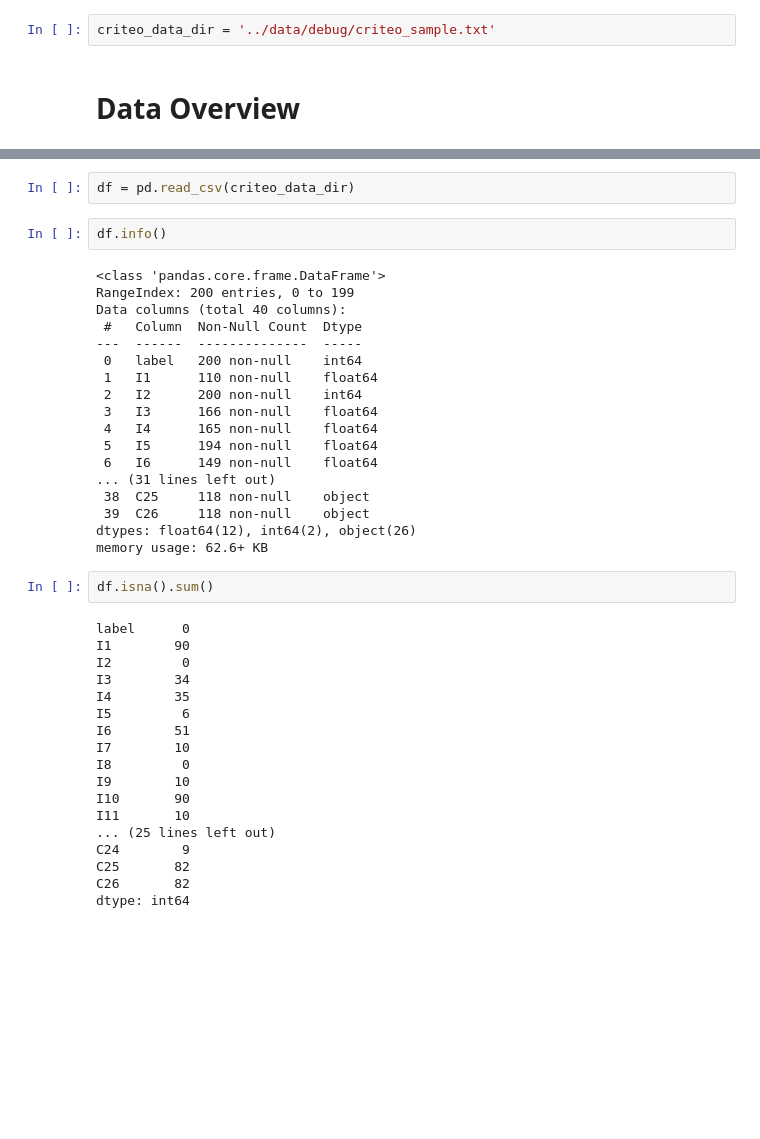
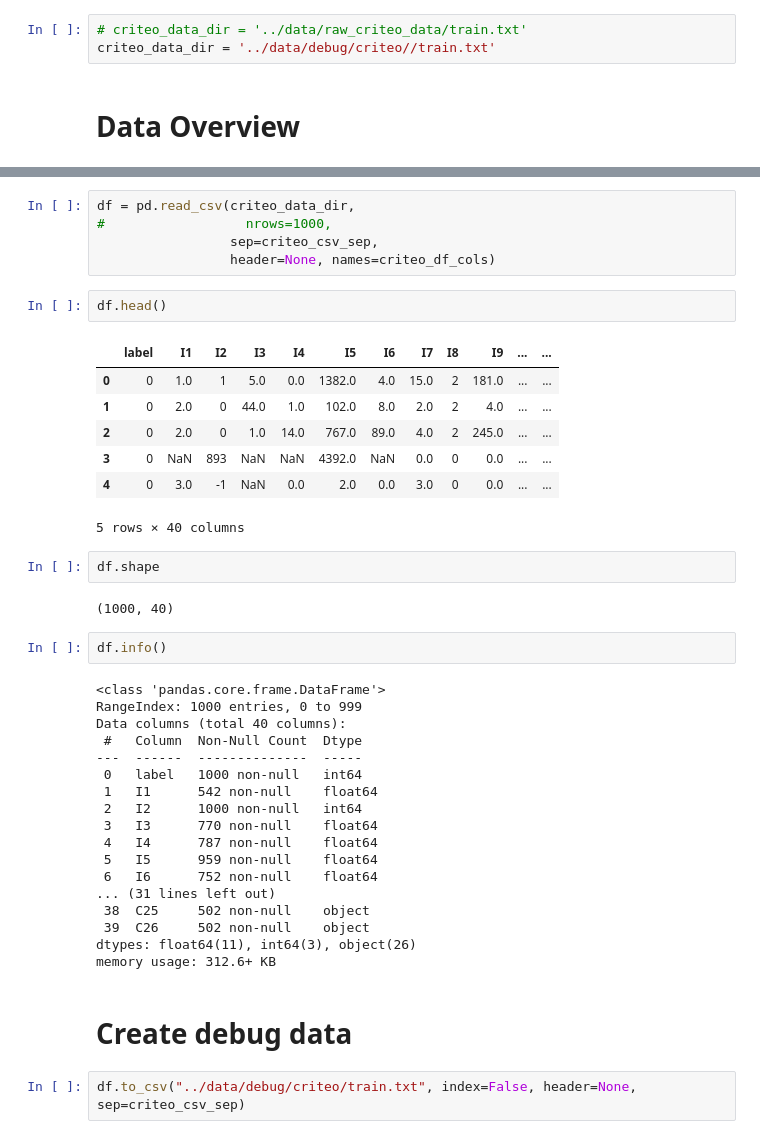
Before and after one commit to xiaoye-hua/recommendation_system, a Jupyter notebook: notebooks/cresio_CTR_data.ipynb, the cells around one changed output, grey strips where cells are left out. Saved outputs shown, nothing was run; the diff lists cells and outputs as text; blank space fills up the shorter version.

```diff
--- a/notebooks/cresio_CTR_data.ipynb
+++ b/notebooks/cresio_CTR_data.ipynb
@@ -16,6 +20,7 @@ import os
 # %% [markdown]
 # Config
 # %%
-criteo_data_dir = '../data/debug/criteo_sample.txt'
+# criteo_data_dir = '../data/raw_criteo_data/train.txt'
+criteo_data_dir = '../data/debug/criteo//train.txt'
 # %% [markdown]
 # Data Overview
@@ -22,42 +47,43 @@ criteo_data_dir = '../data/debug/criteo_sample.txt'
 # %%
-df = pd.read_csv(criteo_data_dir)
+df = pd.read_csv(criteo_data_dir,
+#                  nrows=1000,
+                 sep=criteo_csv_sep,
+                 header=None, names=criteo_df_cols)
+# %%
+df.head()
+# %% [output]
+|  | label | I1 | I2 | I3 | I4 | I5 | I6 | I7 | I8 | I9 | ... | ... |
+| 0 | 0 | 1.0 | 1 | 5.0 | 0.0 | 1382.0 | 4.0 | 15.0 | 2 | 181.0 | ... | ... |
+| 1 | 0 | 2.0 | 0 | 44.0 | 1.0 | 102.0 | 8.0 | 2.0 | 2 | 4.0 | ... | ... |
+| 2 | 0 | 2.0 | 0 | 1.0 | 14.0 | 767.0 | 89.0 | 4.0 | 2 | 245.0 | ... | ... |
+| 3 | 0 | NaN | 893 | NaN | NaN | 4392.0 | NaN | 0.0 | 0 | 0.0 | ... | ... |
+| 4 | 0 | 3.0 | -1 | NaN | 0.0 | 2.0 | 0.0 | 3.0 | 0 | 0.0 | ... | ... |
+5 rows × 40 columns
+# %%
+df.shape
+# %% [output]
+(1000, 40)
 # %%
 df.info()
 # %% [output]
 <class 'pandas.core.frame.DataFrame'>
-RangeIndex: 200 entries, 0 to 199
+RangeIndex: 1000 entries, 0 to 999
 Data columns (total 40 columns):
  #   Column  Non-Null Count  Dtype
 ---  ------  --------------  -----
- 0   label   200 non-null    int64
- 1   I1      110 non-null    float64
- 2   I2      200 non-null    int64
- 3   I3      166 non-null    float64
- 4   I4      165 non-null    float64
- 5   I5      194 non-null    float64
- 6   I6      149 non-null    float64
+ 0   label   1000 non-null   int64
+ 1   I1      542 non-null    float64
+ 2   I2      1000 non-null   int64
+ 3   I3      770 non-null    float64
+ 4   I4      787 non-null    float64
+ 5   I5      959 non-null    float64
+ 6   I6      752 non-null    float64
 ... (31 lines left out)
- 38  C25     118 non-null    object
- 39  C26     118 non-null    object
-dtypes: float64(12), int64(2), object(26)
-memory usage: 62.6+ KB
+ 38  C25     502 non-null    object
+ 39  C26     502 non-null    object
+dtypes: float64(11), int64(3), object(26)
+memory usage: 312.6+ KB
-# %%
-df.isna().sum()
-# %% [output]
-label      0
-I1        90
-I2         0
-I3        34
-I4        35
-I5         6
-I6        51
-I7        10
-I8         0
-I9        10
-I10       90
-I11       10
-... (25 lines left out)
-C24        9
-C25       82
-C26       82
-dtype: int64
+# %% [markdown]
+# Create debug data
+# %%
+df.to_csv("../data/debug/criteo/train.txt", index=False, header=None, sep=criteo_csv_sep)
```
Also changed, not shown: parts of 9 cells of this notebook, 20 other files.
